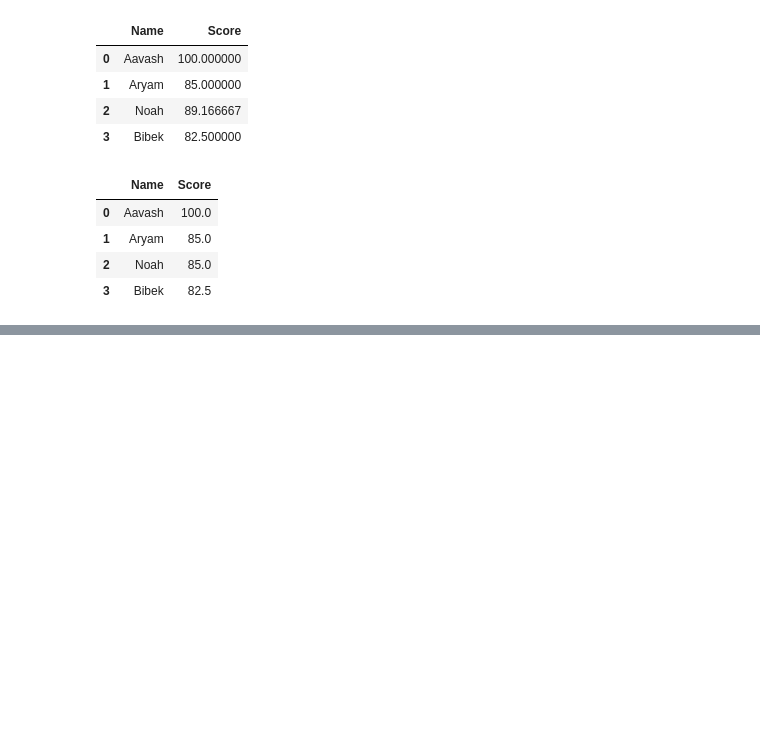
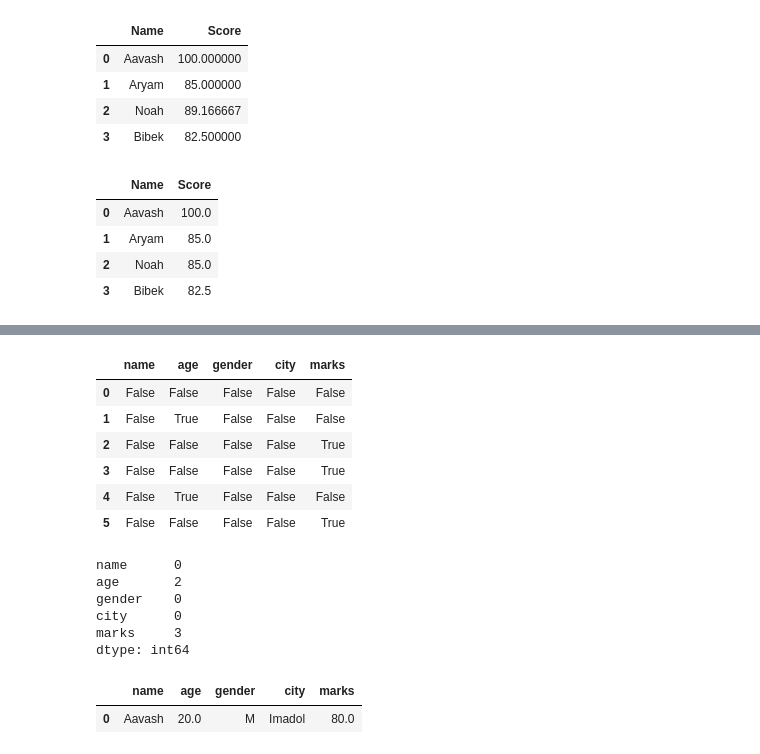
Before and after one commit to TAavash/Data-Science-with-AI, a Jupyter notebook: handling_missing_values.ipynb, the cells around one changed output, grey strips where cells are left out. Drawn from its saved outputs; the diff is of its cells as text; code cells hidden in the pictures; blank space fills up the shorter version.

```diff
--- a/handling_missing_values.ipynb
+++ b/handling_missing_values.ipynb
@@ -167,0 +186,24 @@ df.fillna(df['Score'].median())
+# %%
+df.isnull()
+# %% [output]
+|  | name | age | gender | city | marks |
+| 0 | False | False | False | False | False |
+| 1 | False | True | False | False | False |
+| 2 | False | False | False | False | True |
+| 3 | False | False | False | False | True |
+| 4 | False | True | False | False | False |
+| 5 | False | False | False | False | True |
+# %%
+df.isnull().sum()
+# %% [output]
+name      0
+age       2
+gender    0
+city      0
+marks     3
+dtype: int64
+# %%
+df.dropna()
+# %% [output]
+|  | name | age | gender | city | marks |
+| 0 | Aavash | 20.0 | M | Imadol | 80.0 |
```
Also changed, not shown: parts of 17 cells of this notebook, 3 other files.
